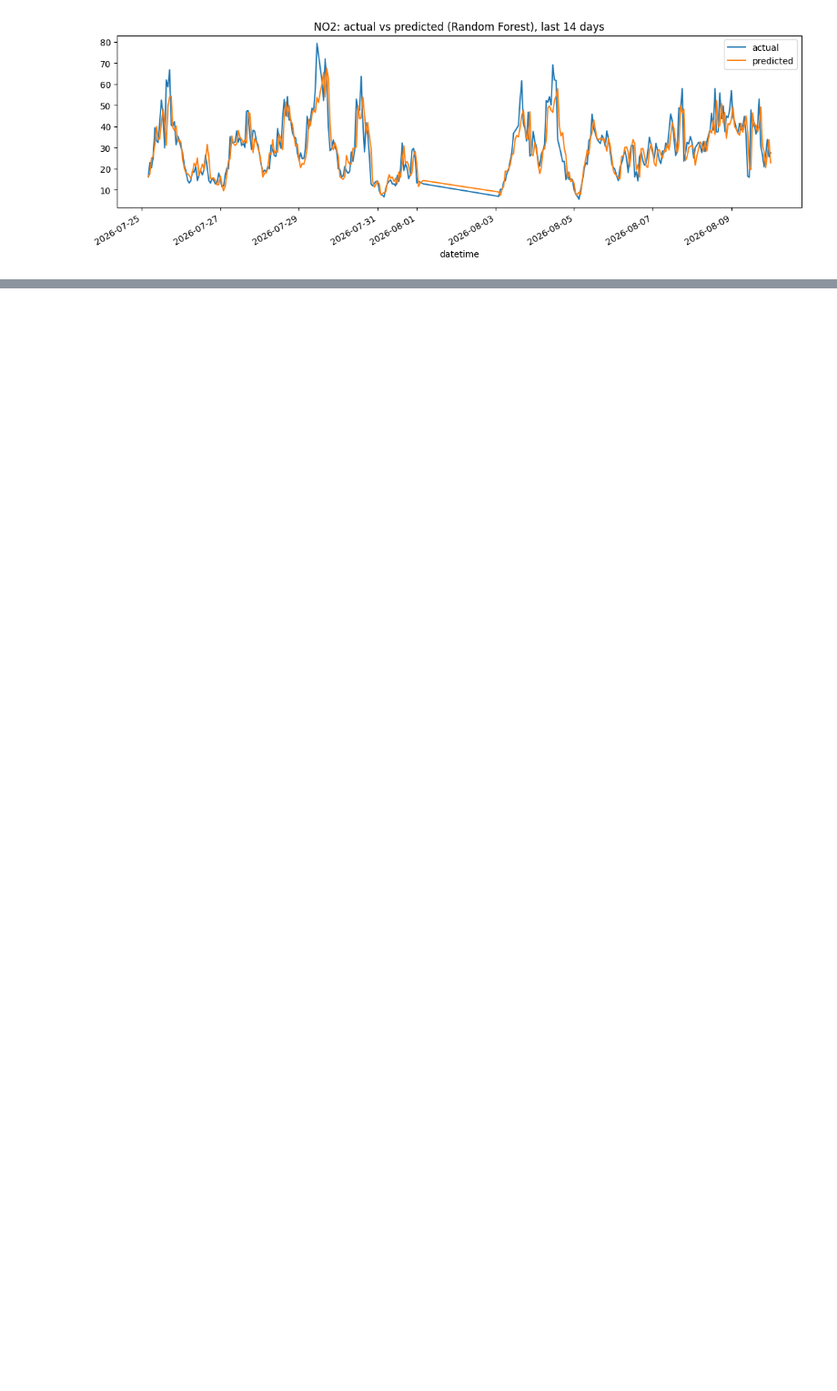
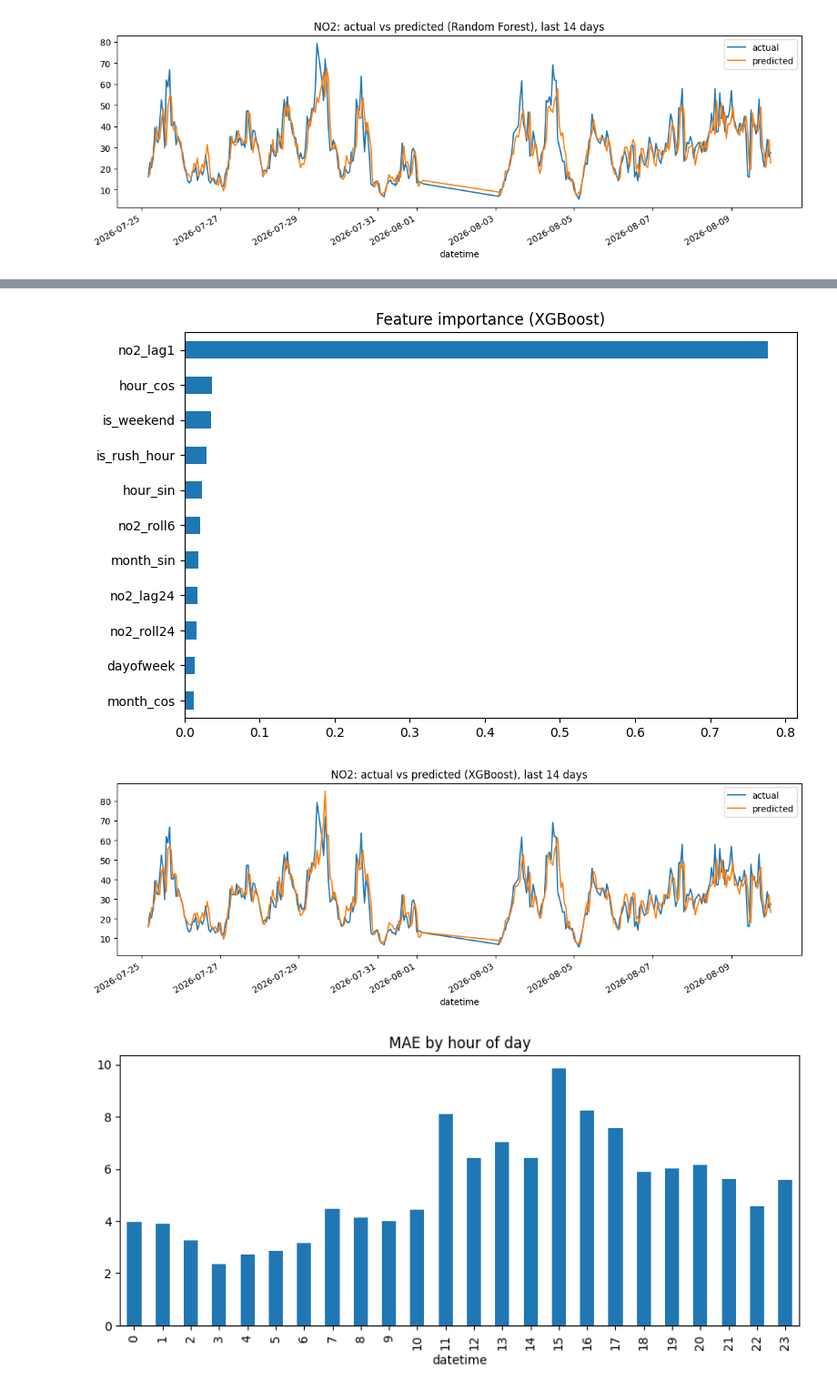
Before and after one commit to ridas11/air-quality-prediction, a Jupyter notebook: data/raw/Untitled.ipynb, the cells around one changed output, grey strips where cells are left out. Shown at 91% size. Drawn from its saved outputs; the diff is of its cells as text; code cells hidden in the pictures; blank space fills up the shorter version.

```diff
--- a/data/raw/Untitled.ipynb
+++ b/data/raw/Untitled.ipynb
@@ -555,0 +644,22 @@ plt.show()
+# %%
+import matplotlib.pyplot as plt
+
+# Chart 1: what XGBoost relies on
+imp = pd.Series(models['XGBoost'].feature_importances_, index=features).sort_values()
+imp.plot(kind='barh', figsize=(8, 5), title='Feature importance (XGBoost)')
+plt.tight_layout()
+plt.show()
+
+# Chart 2: predicted vs actual, last 14 days
+compare = pd.DataFrame({'actual': y_test, 'predicted': preds['XGBoost']}, index=y_test.index)
+compare.iloc[-336:].plot(figsize=(14, 4), title='NO2: actual vs predicted (XGBoost), last 14 days')
+plt.show()
+
+# Chart 3: where the errors are biggest
+err = (compare['actual'] - compare['predicted']).abs()
+err.groupby(compare.index.hour).mean().plot(kind='bar', figsize=(10, 4), title='MAE by hour of day')
+plt.show()
+# %% [output]
+[figure, added]
+[figure, added]
+[figure, added]
```
Also changed, not shown: parts of 1 cell of this notebook.
